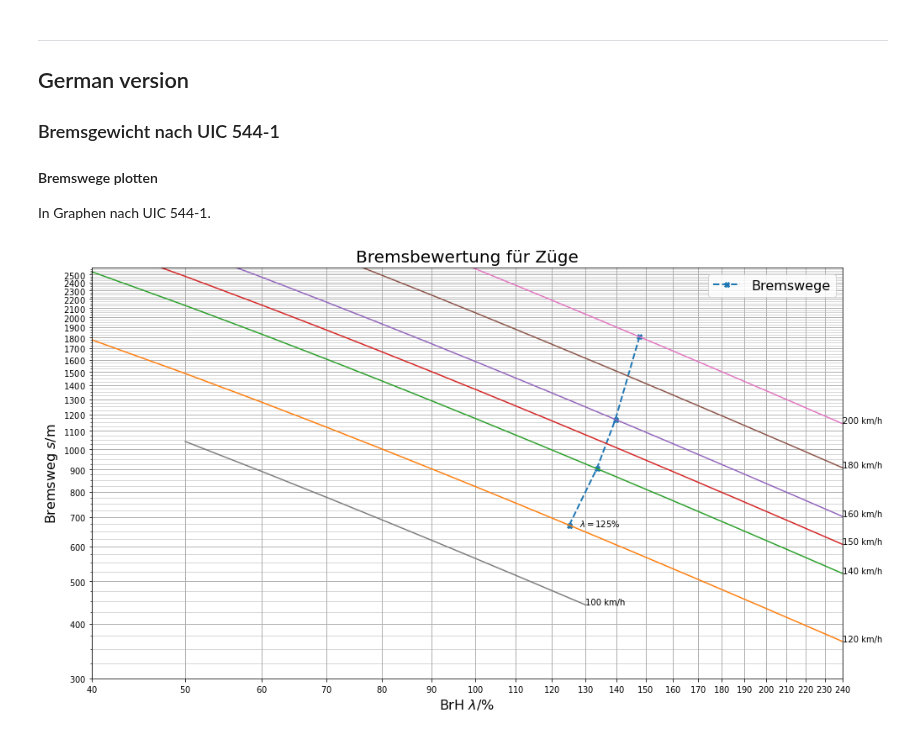
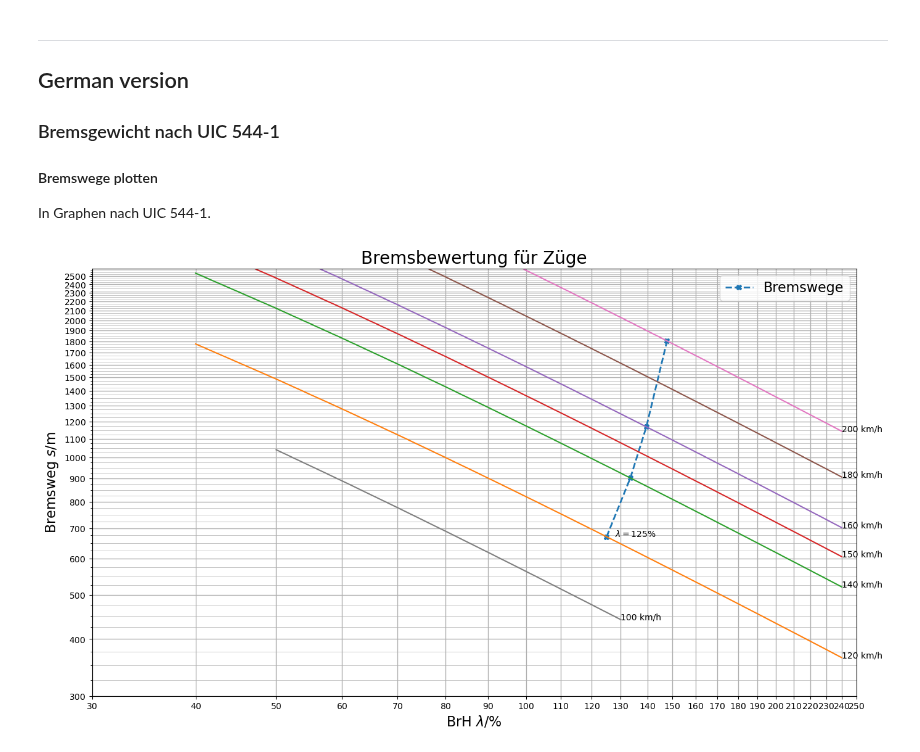
Before and after one commit to RailProfAC/RailwayBrakeCalculation, a Jupyter notebook: BrakeCalculationAverageValues.ipynb, the cells around one changed output. Saved outputs shown, nothing was run; the diff lists cells and outputs as text; code cells hidden in the pictures.

```diff
--- a/BrakeCalculationAverageValues.ipynb
+++ b/BrakeCalculationAverageValues.ipynb
@@ -442,2 +286,0 @@ s = v_0 t_e + \frac{v_0^2 - v_{fin}^2}{2 a_e}
-# %%
-s = v0*te + (v0**2 - vfin**2)/(2*ae)
@@ -492,8 +286,0 @@ Repeated brake distance measurements for $v_{max}$, 160 km/h, ..., 120 km/h.
-# %%
-v0list = [120, 140, 160, 200]
-bsdict = {}
-for v0 in v0list:
-    v0str = str(v0)
-    v0 = v0/3.6 # Convert to m/s
-    s = v0*te + (v0**2 - vfin**2)/(2*ae)
-    bsdict[v0str] = s
@@ -679,32 +394,32 @@ for v in [120, 140, 150, 160, 180, 200]:
     c = curvedict[str(v)]
     l = np.arange(start = 40, stop = 250, step = 10)
     plt.loglog(l, c)
     plt.annotate(str(v) + ' km/h', (l[-1],c[-1]))
 for v in [100]:
     c = curvedict[str(v)]
     l = np.arange(start = 50, stop = 140, step = 10)
     plt.loglog(l, c)
     plt.annotate(str(v) + ' km/h', (l[-1],c[-1]))
 plt.legend(fontsize = 16)
 # Limit axes
 plt.ylim(300, 2600)
 plt.xlim(40, 240)
 # Set ticks
 plt.gca().set_yticks(ticks=np.arange(300, 2600, 100), minor = False)
 plt.gca().set_yticklabels(labels=np.arange(300, 2600, 100), minor = False)
 plt.gca().set_yticks(ticks=np.arange(300, 2600, 25), minor = True)
 plt.gca().set_yticklabels(labels=[], minor = True)
-plt.xticks(ticks=np.arange(40, 250, 10), labels=np.arange(300, 2600, 100))
+plt.xticks(ticks=np.arange(30, 260, 10), labels=np.arange(300, 2600, 100))
 # Set labels
 plt.gca().xaxis.set_major_formatter(ScalarFormatter(useOffset=False, useMathText=True))
 plt.gca().yaxis.set_major_formatter(ScalarFormatter(useOffset=False, useMathText=True))
 # Activate grid
 plt.grid(visible = True, which = 'major', linewidth = 1)
 plt.grid(visible = True, which = 'minor', linewidth = .5)
 # Axis labels
 plt.xlabel('BrH $\lambda/\%$', fontsize = 16)
 plt.ylabel('Bremsweg $s/\mathrm{m}$', fontsize = 16)
 plt.title('Bremsbewertung für Züge', fontsize = 20)
 plt.savefig('BrakeAssesmentwMeasurementsDE.pdf')
 # %% [output]
-[figure, old version]
+[figure, new version]
```
Also changed, not shown: parts of 33 cells of this notebook, 4 other files.
